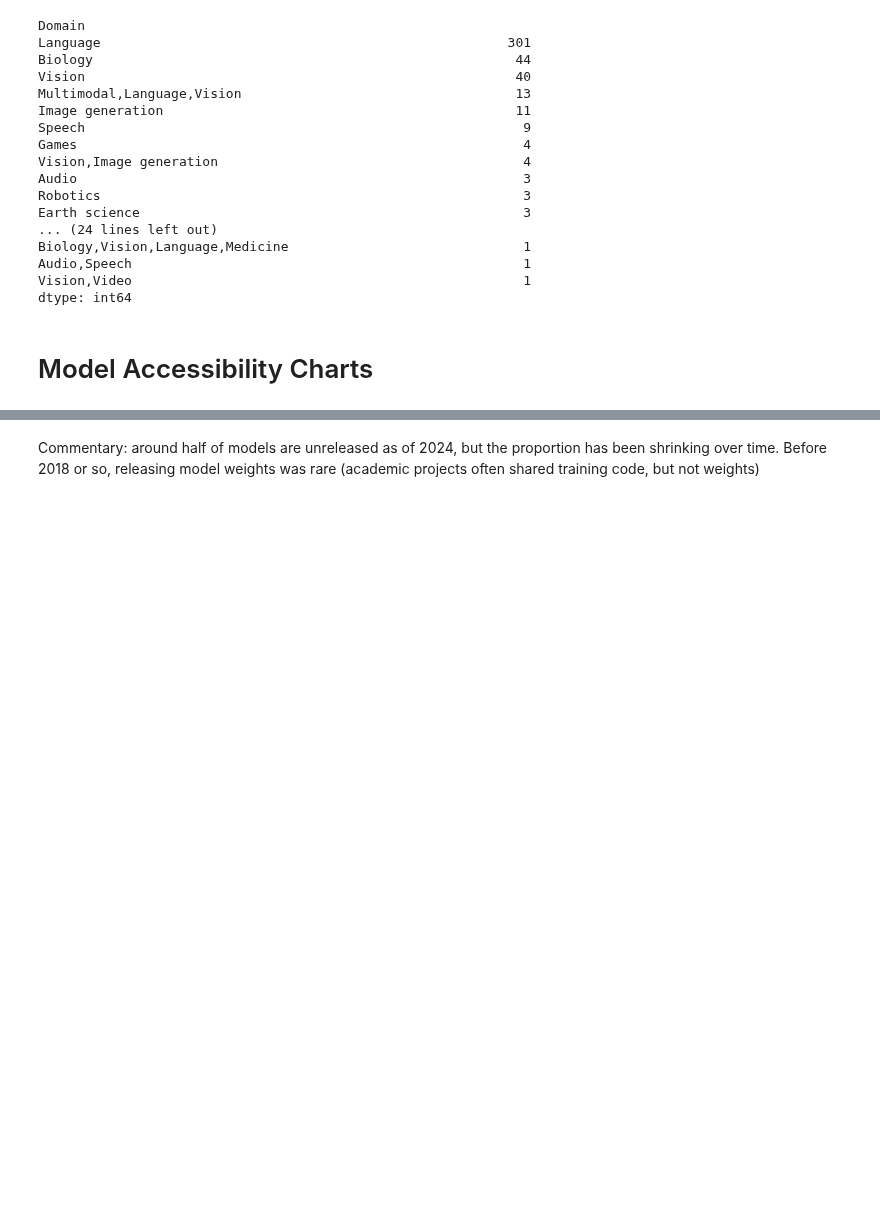
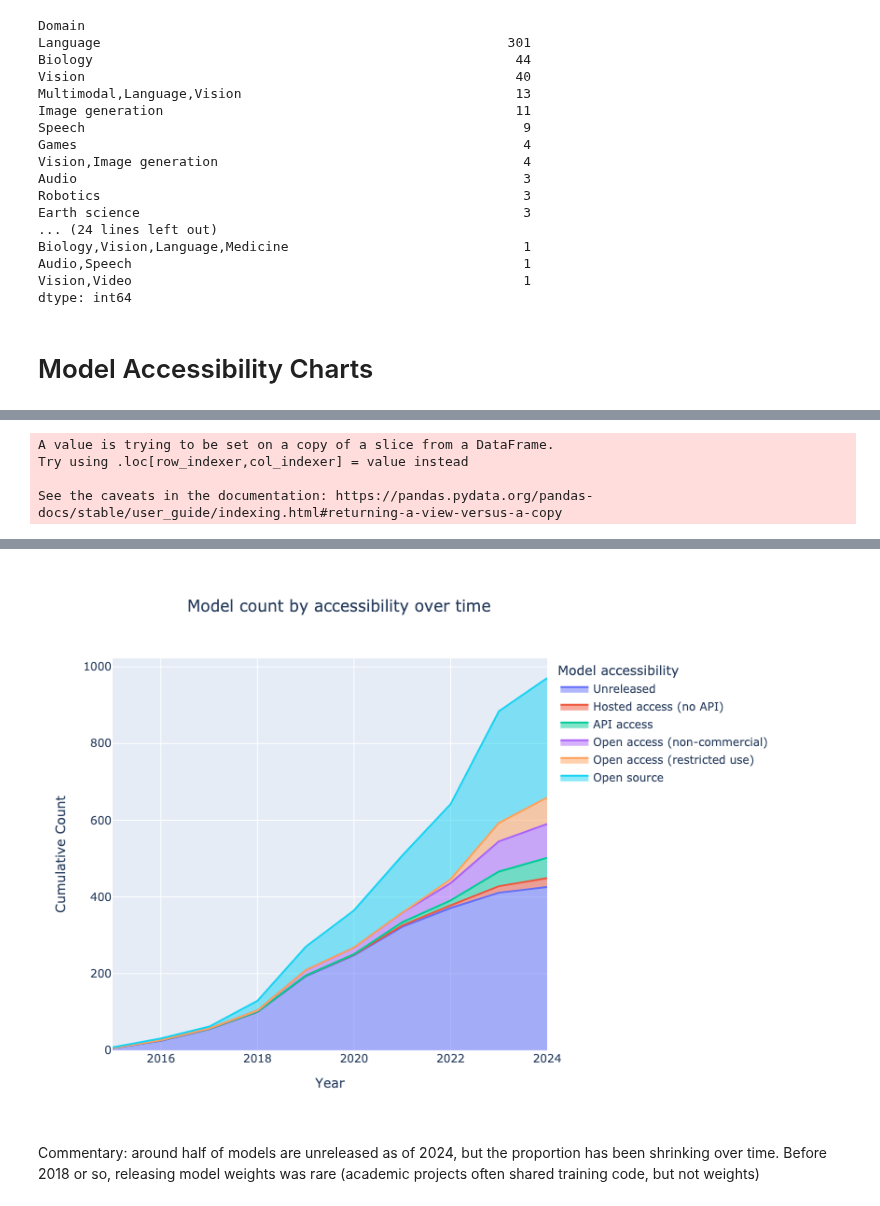
Before and after one commit to epoch-research/open-model-trends, a Jupyter notebook: data_exploration.ipynb, the cells around one changed output, grey strips where cells are left out. Cells and saved outputs as stored; diff of their text form; code cells hidden in the pictures; blank space fills up the shorter version.

```diff
--- a/data_exploration.ipynb
+++ b/data_exploration.ipynb
@@ -196,6 +157,52 @@ See the caveats in the documentation: https://pandas.pydata.org/pandas-docs/stab
+# %%
+# Add year column
+access_df['Year'] = pd.to_datetime(access_df['Publication date']).dt.year
+# %% [output]
+A value is trying to be set on a copy of a slice from a DataFrame.
+Try using .loc[row_indexer,col_indexer] = value instead
+
+See the caveats in the documentation: https://pandas.pydata.org/pandas-docs/stable/user_guide/indexing.html#returning-a-view-versus-a-copy
+# %%
+# Input -  model counts, grouped by accessibility and by year
+# Output - same dataframe with cumulative counts for status
+
+def get_cumulative_counts(counts):
+
+    counts['Cumulative for status'] = counts.groupby('Model accessibility')['Count'].cumsum()
+
+    # Pivot the access counts table to get counts for every status and every year
+    # This will have many NaN values because not every year has a model of every status
+    counts_wide = counts.pivot(index='Year', columns='Model accessibility', values='Cumulative for status')
+    all_years = pd.Series(range(counts_wide.index.min(), counts_wide.index.max() + 1))
+
+
+    # Fill NaN values with 0. This ensures that the cumulative count does not get dropped in individual years
+    # where there are no models with a given status
+    counts_wide_filled = counts_wide.reindex(all_years).ffill().fillna(0)
+    counts_wide_filled = counts_wide_filled.reset_index(names=["Year"])
+
+
+    # Unpivot to get cumulative totals
+    counts_filled = (counts_wide_filled.melt(id_vars='Year',
+                                         var_name='Model accessibility',
+                                         value_name='Cumulative for status')
+                                   .reset_index(drop=True))
+
+    # sort from closed to open
+    sort_order = ['Unreleased', 'Hosted access (no API)', 'API access', 'Open access (non-commercial)', 'Open access (restricted use)', 'Open source']
+    counts_filled['Category_sorted'] = pd.Categorical(counts_filled['Model accessibility'], categories=sort_order, ordered=True)
+    counts_filled = counts_filled.sort_values(['Category_sorted', 'Year'])
+
+    return counts_filled
 # %%
+# Get counts of all models by year and model accessibility
+# Only include 2015 and later because older models are rare
+access_counts = access_df.loc[access_df['Year'] >= 2015].groupby(['Year', 'Model accessibility']).size().reset_index(name='Count')
+
+cumulative_access_counts = get_cumulative_counts(access_counts)
+
 # Cumulative area chart
-fig = px.area(access_counts, x='Year', y='Cumulative for status', color='Model accessibility', line_group='Model accessibility',
+fig = px.area(cumulative_access_counts, x='Year', y='Cumulative for status', color='Model accessibility', line_group='Model accessibility',
               labels={'Cumulative for status': 'Cumulative Count', 'Year': 'Year'},
               title='Model count by accessibility over time')
 
@@ -214,2 +220,3 @@ fig.show()
+[figure, added]
 # %% [markdown]
 Commentary: around half of models are unreleased as of 2024, but the proportion has been shrinking over time. Before 2018 or so, releasing model weights was rare (academic projects often shared training code, but not weights)
```
Also changed, not shown: parts of 19 cells of this notebook.
